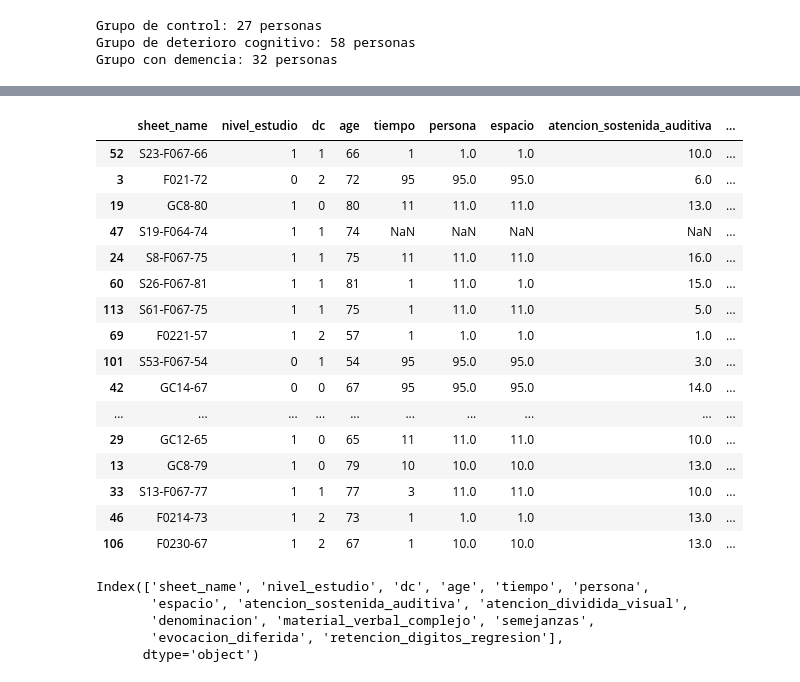
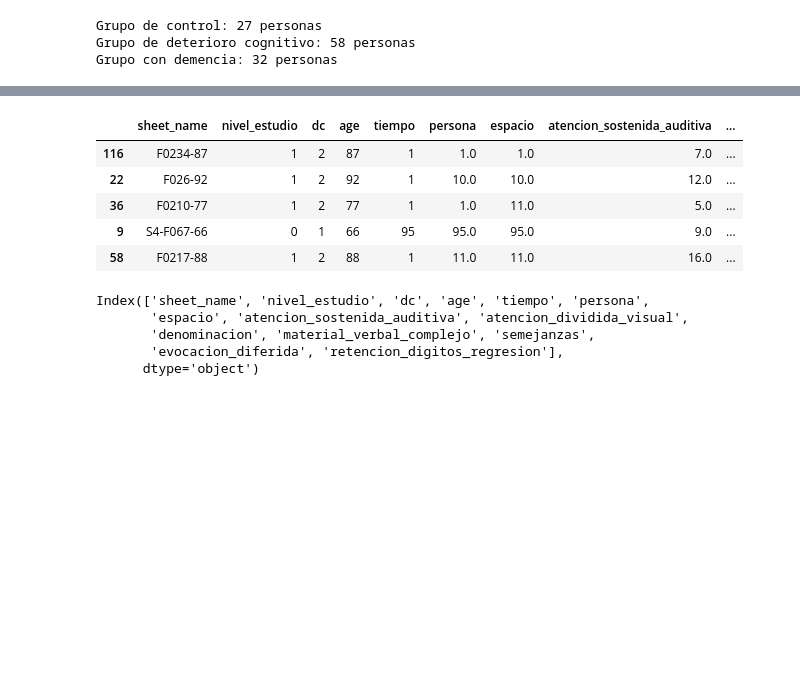
Before and after one commit to Nicolasg2c/dc_model_ts, a Jupyter notebook: src/dc_pipeline_2.ipynb, the cells around one changed output, grey strips where cells are left out. Cells and saved outputs as stored; diff of their text form; code cells hidden in the pictures; blank space fills up the shorter version.

```diff
--- a/src/dc_pipeline_2.ipynb
+++ b/src/dc_pipeline_2.ipynb
@@ -42,7 +42,7 @@ features = [
   'cubos_progresion',
   'deteccion_visual',
   'deteccion_digitos_total',
-  'series_sucesivas'
+  'series_sucesivas',
 
   #####Lenguaje
 
@@ -56,7 +56,7 @@ features = [
   'semejanzas',
   'lectura_de_palabras', # es posible que aparezca igual en ambas tablas
   # 'material_verbal_complejo',
-  'comprension_ejecicion_de_ordenes',
+  'comprension_ejecucion_de_ordenes',
 
   #####California verbal learning test | aprendizaje verbal del rey | memoria verbal
 
@@ -68,11 +68,10 @@ features = [
   'recuerdo_inmediato_lista_b',
   'recuerdo_libre_a_corto_plazo',
   'recuerdo_libre_a_largo_plazo',
-  'recuerdo_libre_a_largo_plazo_clave',
+  'recuerdo_libre_a_largo_plazo',
   'reconocimiento',
   #tabla 0 - aprendizaje verbal del rey
   'evocacion_inmediata_lista_a',
-  'evocacion_inmediata_lista_b',
   'recuerdo_inmediato_lista_b',
   'recuerdo_libre_a_corto_plazo',
   'recuerdo_libre_a_largo_plazo',
@@ -81,7 +80,7 @@ features = [
   'curva_de_memoria_volumen_promedio',
   'memoria_verbal_espontanea_total',
   'memoria_verbal_claves_total',
-  'memoria_verbal_reconocimiento_total',
+  'memoria_verbal_reconocimiento',
   'memoria_lógica_promedio_historias',
   'memoria_lógica_promedio_historias',
 
@@ -137,6 +136,7 @@ features = [
   'fluidez_verbal_fonologica',
   'fluidez_no_verbal',
   'retencion_digitos_regresion',
+  'cubos_regresion',
   ]
 # %%
 ##Mapeo de las columnas a buscar en cada hoja - Tabla 0
@@ -228,8 +228,8 @@ features_tabla_0 = [
   'stroop_interferencia', #stroop_interferencia
   ]
 # %%
-##Mapeo de las columnas a buscar en cada hoja
-features = [
+##Mapeo de las columnas a buscar en cada hoja - Tabla 1
+features_tabla_1 = [
 
    #Tabla 0 nivel de estudio: Escolaridad baja
    #Tabla 1 nivel de estudio: Escolaridad alta
@@ -248,17 +248,17 @@ features = [
   'cubos_progresion',
   'deteccion_visual',
   'deteccion_digitos_total',
-  'series_sucesivas'
+  'series_sucesivas',
 
   #####Lenguaje
 
 
   # #tabla 1
-  'denominacion'
+  'denominacion',
   'semejanzas',
   'lectura_de_palabras', # es posible que aparezca igual en ambas tablas
   'material_verbal_complejo',
-  'comprension_ejecicion_de_ordenes',
+  'comprension_ejecucion_de_ordenes',
 
   #####California verbal learning test | aprendizaje verbal del rey | memoria verbal
 
@@ -268,14 +268,13 @@ features = [
   'curva_de_memoria_volumen_promedio',
   'memoria_verbal_espontanea_total',
   'memoria_verbal_claves_total',
-  'memoria_verbal_reconocimiento_total',
-  'memoria_lógica_promedio_historias',
-  'memoria_lógica_promedio_historias',
+  'memoria_verbal_reconocimiento',
+  'memoria_logica_promedio_historias',
 
   #####Memoria visual
 
   #Tabla 1
-  'caras_codificación',
+  'caras_codificacion',
   'reconocimiento_caras',
   'evocacion_figura_semicompleja',
 
@@ -299,4 +298,5 @@ features = [
   'fluidez_verbal_fonologica',
   'fluidez_no_verbal',
   'retencion_digitos_regresion',
+  'cubos_regresion',
   ]
@@ -598,23 +661,12 @@ df_tablas.drop(columns=['evocacion_figura_semicompleja'], inplace=True)
 # df_tablas.drop(columns=['copia_de_figura_compleja'], inplace=True)
 df_tablas.drop(columns=['memoria_de_trabajo_digitos_inversos'], inplace=True)
 # %%
-df_copy.sample(20)
+df_tablas.sample(5)
 # %% [output]
 |  | sheet_name | nivel_estudio | dc | age | tiempo | persona | espacio | atencion_sostenida_auditiva | ... |
-| 52 | S23-F067-66 | 1 | 1 | 66 | 1 | 1.0 | 1.0 | 10.0 | ... |
-| 3 | F021-72 | 0 | 2 | 72 | 95 | 95.0 | 95.0 | 6.0 | ... |
-| 19 | GC8-80 | 1 | 0 | 80 | 11 | 11.0 | 11.0 | 13.0 | ... |
-| 47 | S19-F064-74 | 1 | 1 | 74 | NaN | NaN | NaN | NaN | ... |
-| 24 | S8-F067-75 | 1 | 1 | 75 | 11 | 11.0 | 11.0 | 16.0 | ... |
-| 60 | S26-F067-81 | 1 | 1 | 81 | 1 | 11.0 | 1.0 | 15.0 | ... |
-| 113 | S61-F067-75 | 1 | 1 | 75 | 1 | 11.0 | 11.0 | 5.0 | ... |
-| 69 | F0221-57 | 1 | 2 | 57 | 1 | 1.0 | 1.0 | 1.0 | ... |
-| 101 | S53-F067-54 | 0 | 1 | 54 | 95 | 95.0 | 95.0 | 3.0 | ... |
-| 42 | GC14-67 | 0 | 0 | 67 | 95 | 95.0 | 95.0 | 14.0 | ... |
-| ... | ... | ... | ... | ... | ... | ... | ... | ... | ... |
-| 29 | GC12-65 | 1 | 0 | 65 | 11 | 11.0 | 11.0 | 10.0 | ... |
-| 13 | GC8-79 | 1 | 0 | 79 | 10 | 10.0 | 10.0 | 13.0 | ... |
-| 33 | S13-F067-77 | 1 | 1 | 77 | 3 | 11.0 | 11.0 | 10.0 | ... |
-| 46 | F0214-73 | 1 | 2 | 73 | 1 | 1.0 | 1.0 | 13.0 | ... |
-| 106 | F0230-67 | 1 | 2 | 67 | 1 | 10.0 | 10.0 | 13.0 | ... |
+| 116 | F0234-87 | 1 | 2 | 87 | 1 | 1.0 | 1.0 | 7.0 | ... |
+| 22 | F026-92 | 1 | 2 | 92 | 1 | 10.0 | 10.0 | 12.0 | ... |
+| 36 | F0210-77 | 1 | 2 | 77 | 1 | 1.0 | 11.0 | 5.0 | ... |
+| 9 | S4-F067-66 | 0 | 1 | 66 | 95 | 95.0 | 95.0 | 9.0 | ... |
+| 58 | F0217-88 | 1 | 2 | 88 | 1 | 11.0 | 11.0 | 16.0 | ... |
 # %%
```
Also changed, not shown: parts of 8 cells of this notebook.
